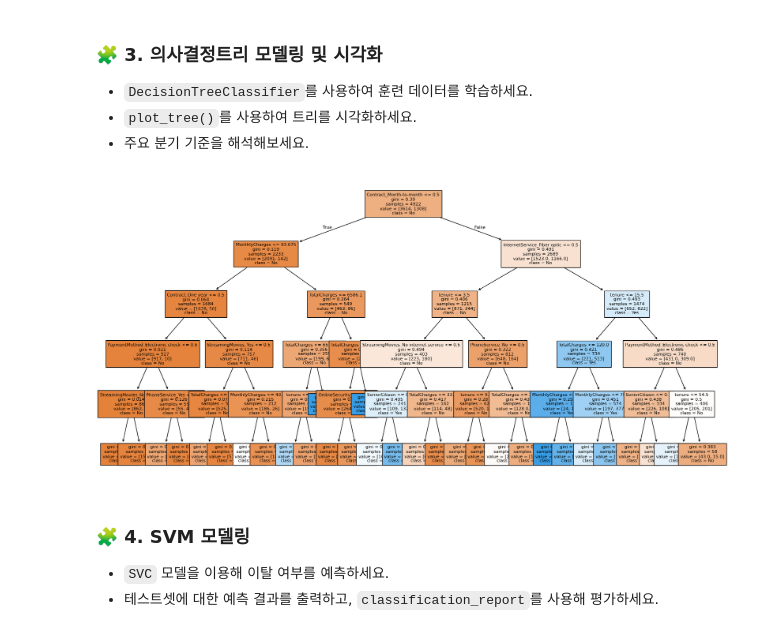
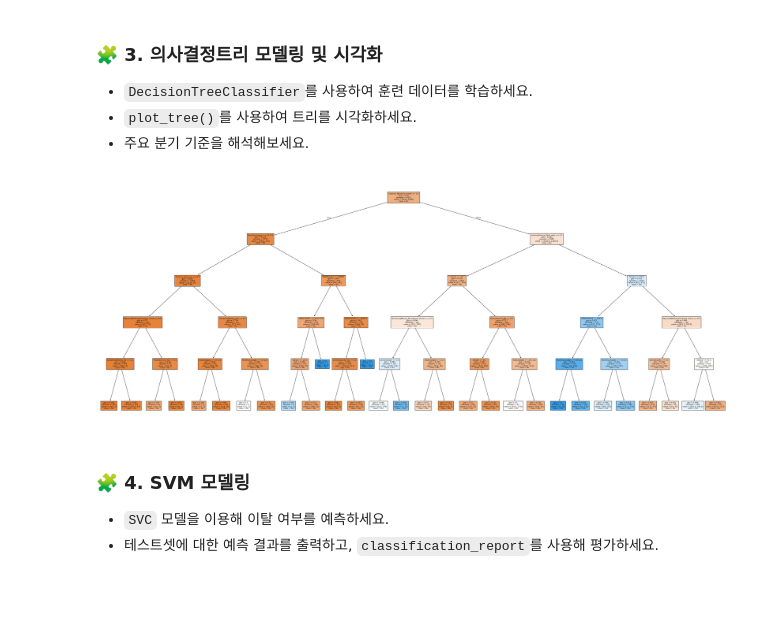
Before and after one commit to Jeonghoonchoi74/Kakao-X-Goorm-AI-Practice, a Jupyter notebook: Dailymission/Task0422.ipynb, the cells around one changed output. Cells and saved outputs as stored; diff of their text form; code cells hidden in the pictures; blank space fills up the shorter version.

```diff
--- a/Dailymission/Task0422.ipynb
+++ b/Dailymission/Task0422.ipynb
@@ -56,15 +59,16 @@ X_train, X_test, y_train, y_test = train_test_split(X, y, test_size=0.3, random_
 - 주요 분기 기준을 해석해보세요.
 # %%
 from sklearn.tree import DecisionTreeClassifier, plot_tree
+import matplotlib.pyplot as plt
+
 dt_model = DecisionTreeClassifier(random_state=42, max_depth=5)
 dt_model.fit(X_train, y_train)
 
-import matplotlib.pyplot as plt
-plt.figure(figsize=(20, 10))
+plt.figure(figsize=(50, 20))
 plot_tree(dt_model, feature_names=X_train.columns, class_names=['No', 'Yes'], filled=True, fontsize=8)
 plt.show()
 # %% [output]
-[figure, old version]
+[figure, new version]
 # %% [markdown]
 ### 🧩 4. SVM 모델링
 - `SVC` 모델을 이용해 이탈 여부를 예측하세요.
```
Also changed, not shown: parts of 8 cells of this notebook.
